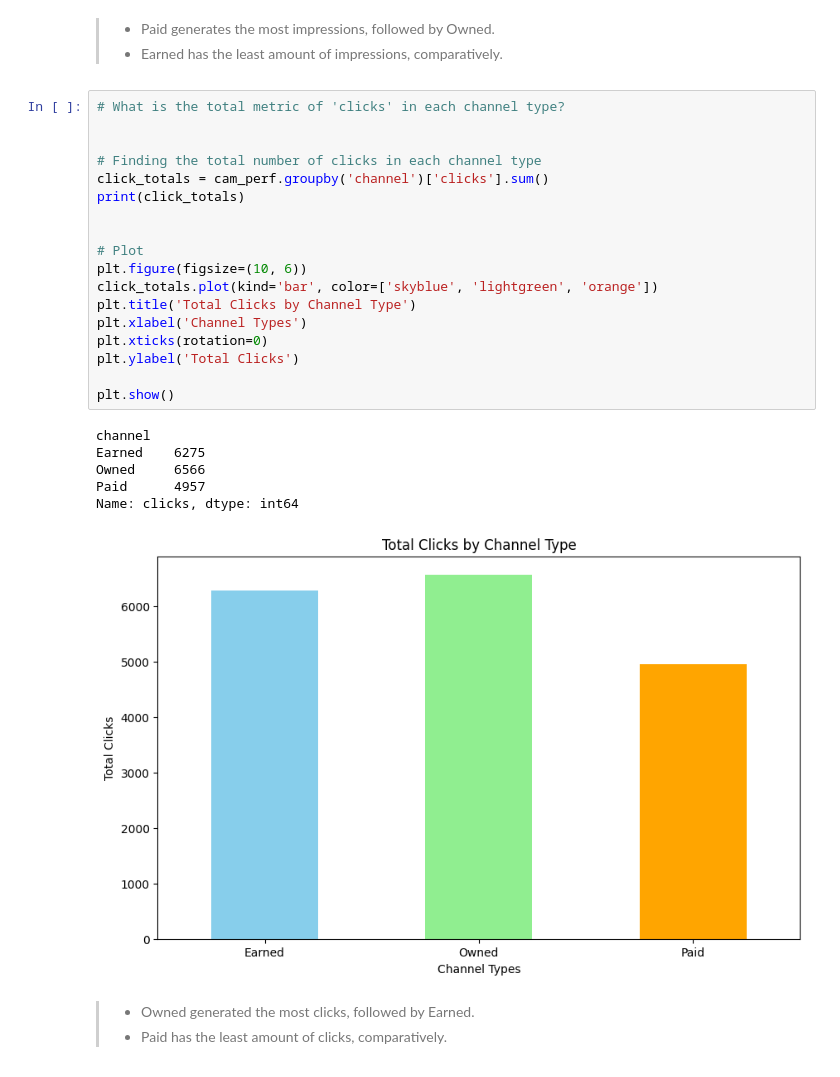
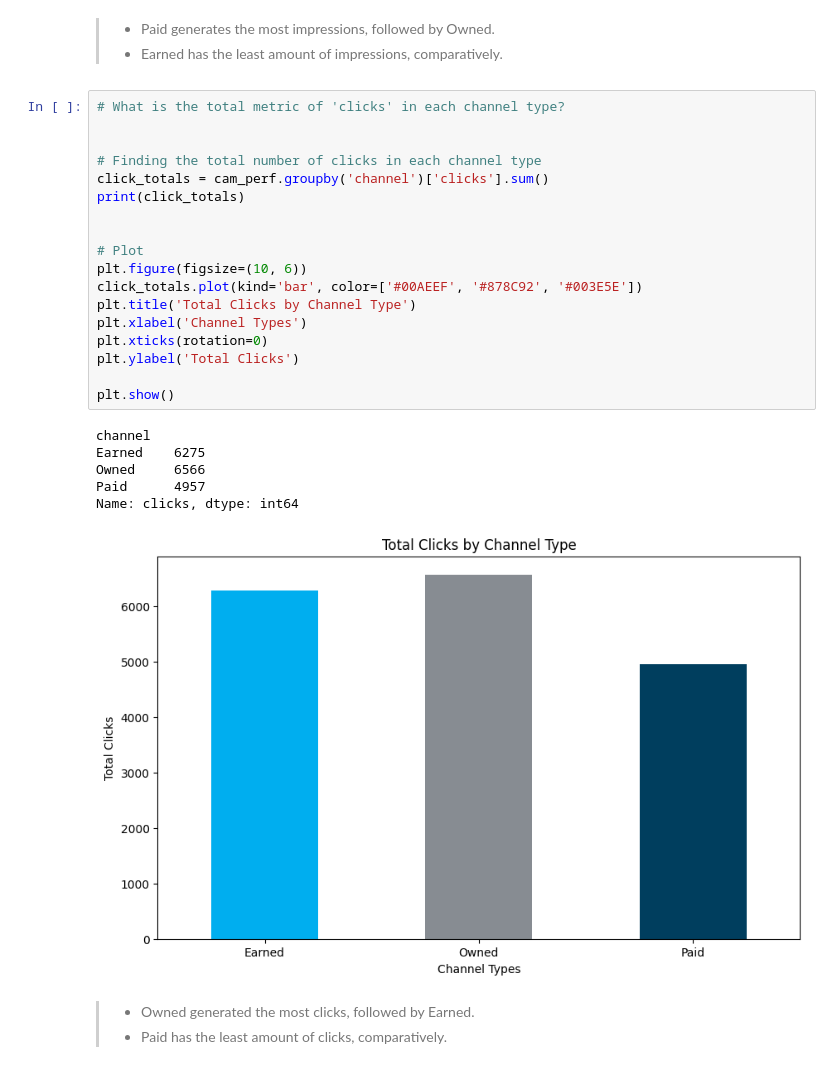
Before and after one commit to stxphz/unicef, a Jupyter notebook: analysis.ipynb, the cells around one changed output. Cells and saved outputs as stored; diff of their text form.

```diff
--- a/analysis.ipynb
+++ b/analysis.ipynb
@@ -468,28 +472,28 @@ Name: impressions, dtype: int64
 # %%
 # What is the total metric of 'clicks' in each channel type?
 
 
 # Finding the total number of clicks in each channel type
 click_totals = cam_perf.groupby('channel')['clicks'].sum()
 print(click_totals)
 
 
 # Plot
 plt.figure(figsize=(10, 6))
-click_totals.plot(kind='bar', color=['skyblue', 'lightgreen', 'orange'])
+click_totals.plot(kind='bar', color=['#00AEEF', '#878C92', '#003E5E'])
 plt.title('Total Clicks by Channel Type')
 plt.xlabel('Channel Types')
 plt.xticks(rotation=0)
 plt.ylabel('Total Clicks')
 
 plt.show()
 # %% [output]
 channel
 Earned    6275
 Owned     6566
 Paid      4957
 Name: clicks, dtype: int64
-[figure, old version]
+[figure, new version]
 # %% [markdown]
 > - Owned generated the most clicks, followed by Earned.
 > - Paid has the least amount of clicks, comparatively.
```
Also changed, not shown: parts of 10 cells of this notebook.
